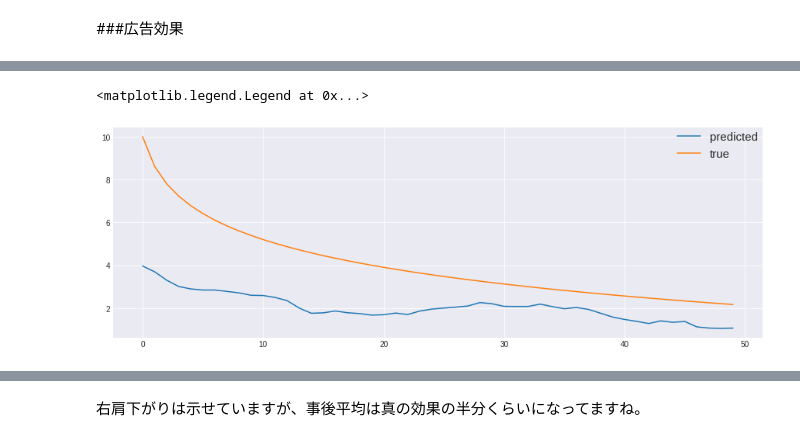
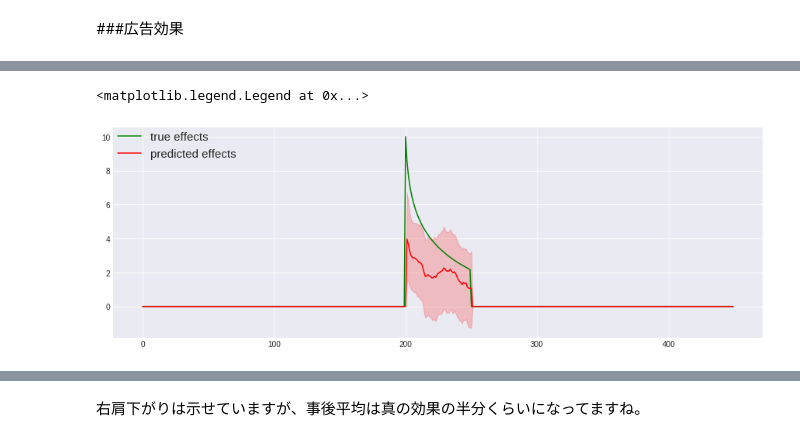
Before and after one commit to hrkzz/Application_Examples, a Jupyter notebook: Analysing_effects_of_advertisement_by_dynamic_linear_model_and_pystan.ipynb, the cells around one changed output, grey strips where cells are left out. Drawn from its saved outputs; the diff is of its cells as text; code cells hidden in the pictures.

```diff
--- a/Analysing_effects_of_advertisement_by_dynamic_linear_model_and_pystan.ipynb
+++ b/Analysing_effects_of_advertisement_by_dynamic_linear_model_and_pystan.ipynb
@@ -252,8 +254,10 @@ plt.plot(ad_effects[201:251])
-# %%
-#真の係数と比較
-plt.plot(np.array(ad_effects[201:251]), label='predicted')
-plt.plot(true_reg_coef, label='true')
-plt.legend(loc='upper right', borderaxespad=0, fontsize=15)
-# %% [output]
-<matplotlib.legend.Legend at 0x...>
-[figure, removed]
+# %%
+rcParams['figure.figsize'] = 15, 5
+
+plt.plot(X, np.concatenate((np.repeat(0,200),true_reg_coef, np.repeat(0,200))), label='true effects', c='green')
+plt.plot(X, ad_effects, label='predicted effects', c='red')
+plt.fill_between(X, ad_effects5, ad_effects95, color='red', alpha=0.2)
+plt.legend(loc='upper left', borderaxespad=0, fontsize=15)
+# %% [output]
+<matplotlib.legend.Legend at 0x...>
+[figure, added]
```
Also changed, not shown: parts of 6 cells of this notebook.
